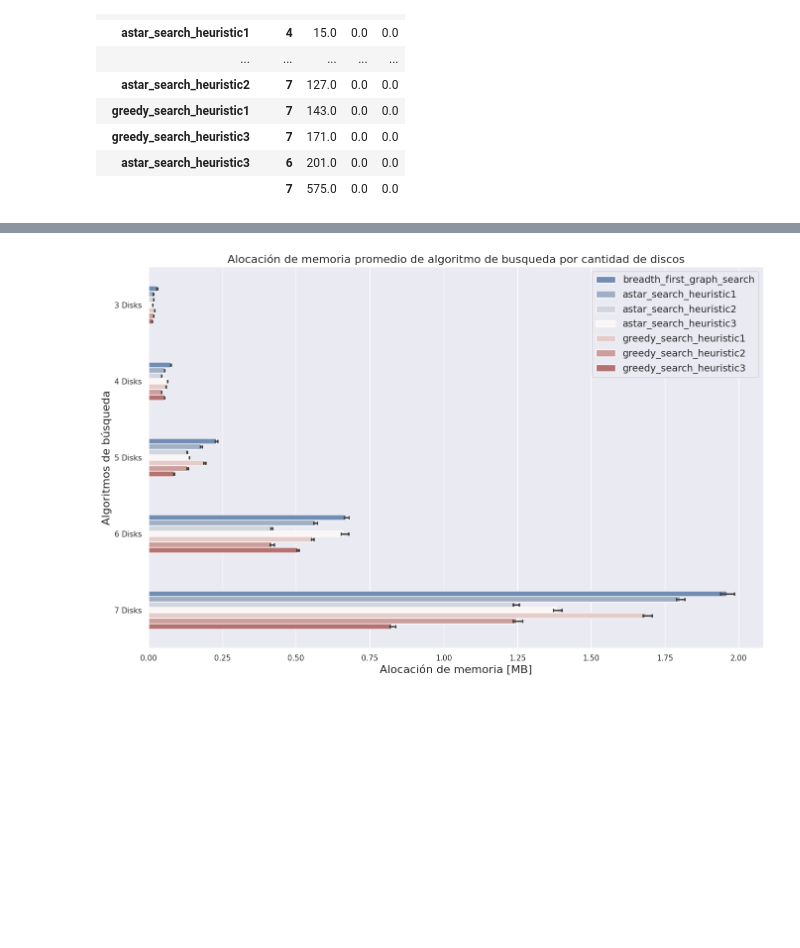
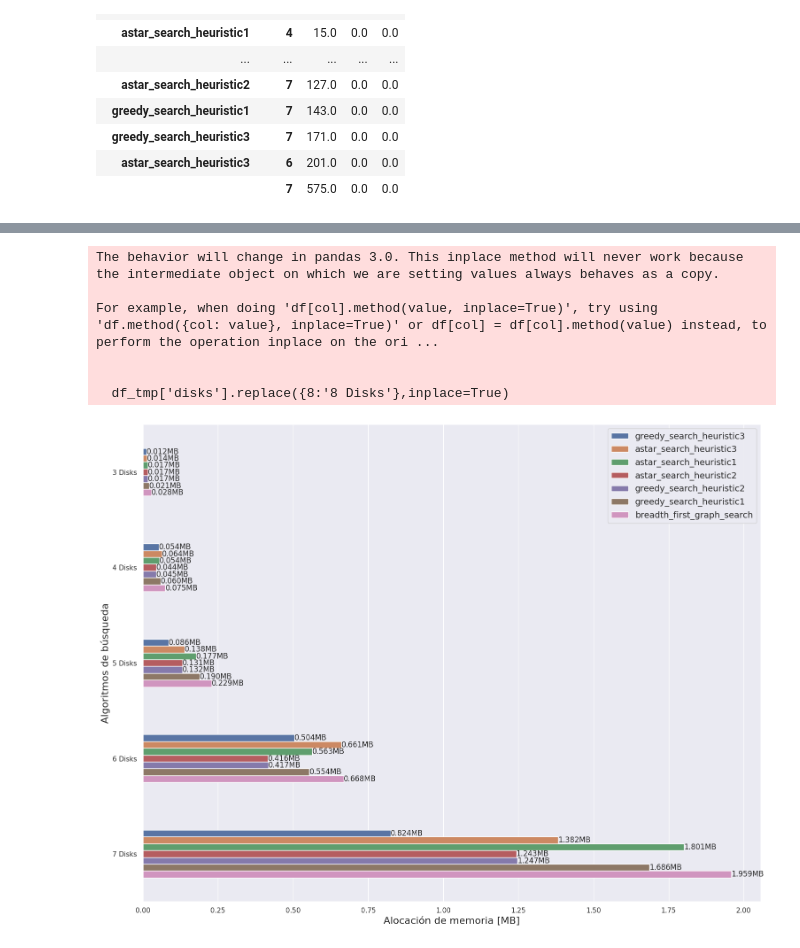
Before and after one commit to FIUBA-CEIA-18Co2024/IIA-TP1, a Jupyter notebook: IIA TP1 - Data Analisis .ipynb, the cells around one changed output, grey strips where cells are left out. Drawn from its saved outputs; the diff is of its cells as text; code cells hidden in the pictures; blank space fills up the shorter version.

```diff
--- a/IIA TP1 - Data Analisis .ipynb
+++ b/IIA TP1 - Data Analisis .ipynb
@@ -157,8 +157,7 @@ df_tmp['disks'].replace({6:'6 Disks'},inplace=True)
 df_tmp['disks'].replace({5:'5 Disks'},inplace=True)
 df_tmp['disks'].replace({4:'4 Disks'},inplace=True)
 df_tmp['disks'].replace({3:'3 Disks'},inplace=True)
-
-sns.set_theme()
+sns.set(rc={'figure.figsize':(18,14)})
 sns.barplot(
     x='execution_time',
     y='disks',
@@ -168,7 +167,6 @@ sns.barplot(
     errorbar=('ci', 95),
     width=.5,
     capsize=.2,
-    palette="vlag"
 )#, palette="vlag")
 plt.title('Tiempo de ejecución promedio de algoritmo de busqueda por cantidad de discos', fontsize=16)
 plt.ylabel('Algoritmos de búsqueda', fontsize = 16)
@@ -192,30 +178,41 @@ For example, when doing 'df[col].method(value, inplace=True)', try using 'df.met
 # %%
 df_tmp = df
 df_tmp['disks'].replace({8:'8 Disks'},inplace=True)
 df_tmp['disks'].replace({7:'7 Disks'},inplace=True)
 df_tmp['disks'].replace({6:'6 Disks'},inplace=True)
 df_tmp['disks'].replace({5:'5 Disks'},inplace=True)
 df_tmp['disks'].replace({4:'4 Disks'},inplace=True)
 df_tmp['disks'].replace({3:'3 Disks'},inplace=True)
 
-sns.set_theme()
-sns.barplot(
+df_sorted = df.copy()
+df_sorted['memory_allocation_rank'] = df_sorted.groupby('disks')['memory_allocation'].rank(method='first')
+df_sorted = df_sorted.sort_values(by=['disks', 'memory_allocation'])
+
+ax = sns.barplot(
     x='memory_allocation',
     y='disks',
-    data=df,
+    data=df_sorted,
     hue='model_name',
-    estimator=np.mean,
-    errorbar=('ci', 95),
+    #estimator=np.mean,
+    errorbar=None,
     width=.5,
-    capsize=.2,
-    palette="vlag"
+    #capsize=.2,
+    hue_order=df_sorted['model_name'].unique()
 )#, palette="vlag")
-plt.title('Alocación de memoria promedio de algoritmo de busqueda por cantidad de discos', fontsize=16)
+for container in ax.containers:
+    ax.bar_label(container, fmt='%.3fMB')
+#plt.title('Alocación de memoria promedio de algoritmo de búsqueda por cantidad de discos', fontsize=16)
 plt.ylabel('Algoritmos de búsqueda', fontsize = 16)
 plt.xlabel('Alocación de memoria [MB]', fontsize = 16)
 plt.legend(fontsize=14)
 plt.savefig('img/mem_allocation_algs.png', dpi='figure', bbox_inches='tight')
 # %% [output]
+The behavior will change in pandas 3.0. This inplace method will never work because the intermediate object on which we are setting values always behaves as a copy.
+
+For example, when doing 'df[col].method(value, inplace=True)', try using 'df.method({col: value}, inplace=True)' or df[col] = df[col].method(value) instead, to perform the operation inplace on the ori ...
+
+
+  df_tmp['disks'].replace({8:'8 Disks'},inplace=True)
-[figure, old version]
+[figure, new version]
 # %%
 sns.set(rc={'figure.figsize':(18,14)})
```
Also changed, not shown: parts of 9 cells of this notebook, 8 other files.
